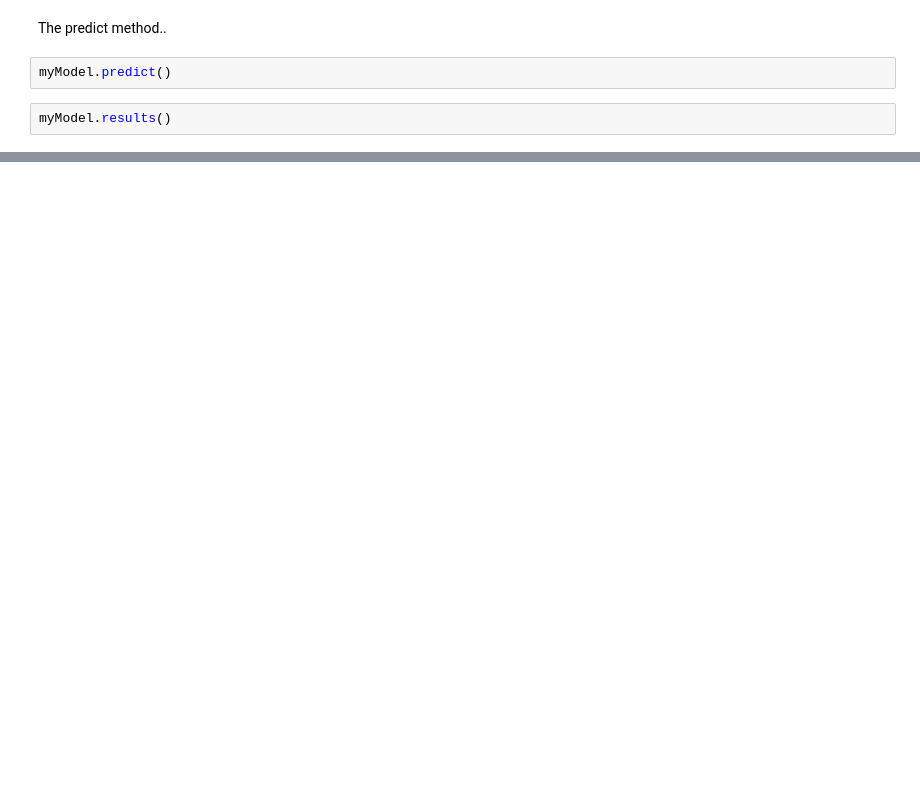
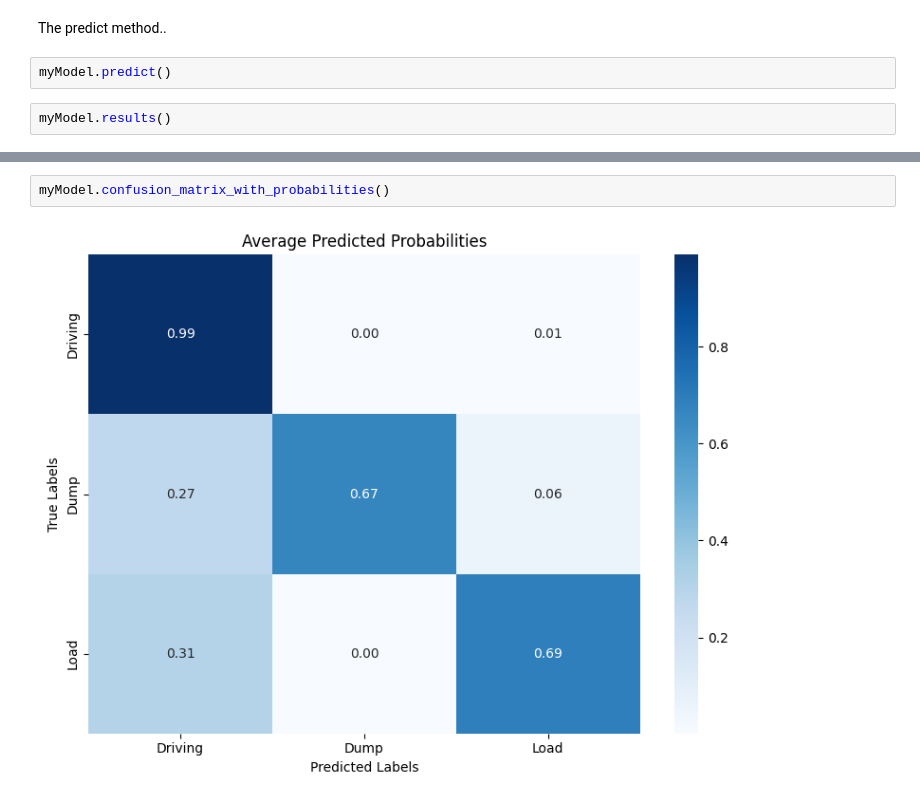
Before and after one commit to LM239/RoadAI, a Jupyter notebook: load_dump_lightgbm_demo.ipynb, the cells around one changed output, grey strips where cells are left out. Saved outputs shown, nothing was run; the diff lists cells and outputs as text; blank space fills up the shorter version.

Commit message:
cleaning code and added confusion matrix probas

```diff
--- a/load_dump_lightgbm_demo.ipynb
+++ b/load_dump_lightgbm_demo.ipynb
@@ -50,0 +49,4 @@ myModel.confusion_matrix()
+# %%
+myModel.confusion_matrix_with_probabilities()
+# %% [output]
+[figure, added]
```
Also changed, not shown: parts of 2 cells of this notebook, 1 other file.
